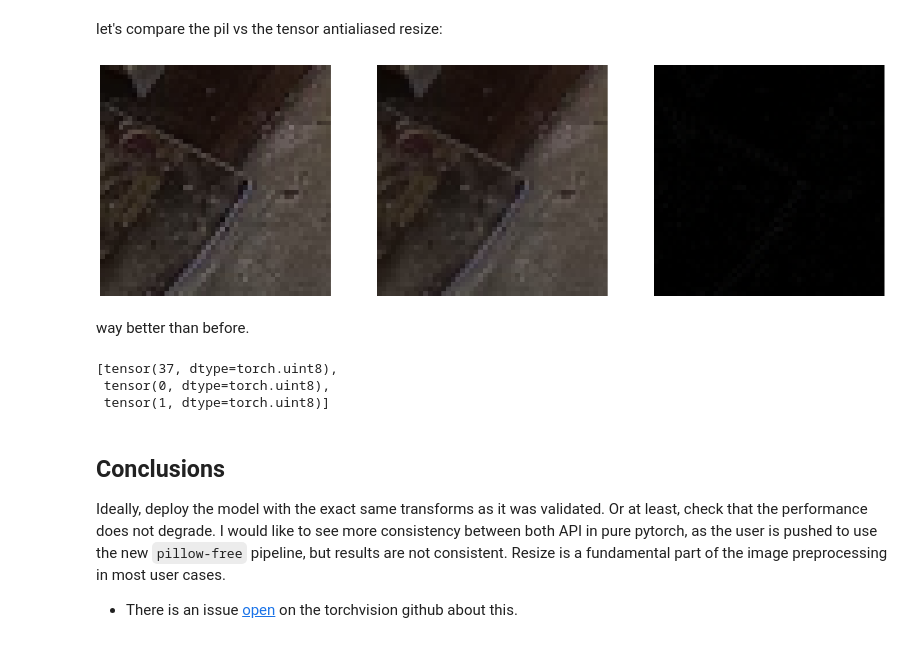
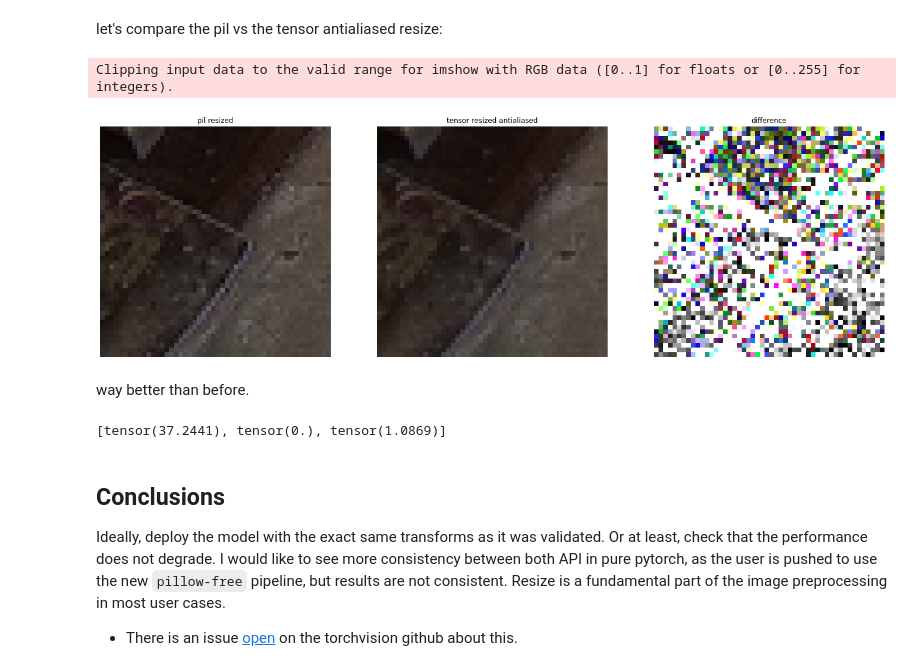
Before and after one commit to tcapelle/tcapelle.github.io, a Jupyter notebook: _notebooks/2021-02-26-image_resizing.ipynb, the cells around one changed output. Cells and saved outputs as stored; diff of their text form; code cells hidden in the pictures.

Commit message:
scale dif, titles

```diff
--- a/_notebooks/2021-02-26-image_resizing.ipynb
+++ b/_notebooks/2021-02-26-image_resizing.ipynb
@@ -356,21 +356,22 @@ let's compare the pil vs the tensor antialiased resize:
 # %%
 tensor_pil_image_resized = T.ToTensor()(resized_pil_image)
 
-difference = (255*(tensor_pil_image_resized - timg_aa).abs()).to(torch.uint8)
+difference = (255*(tensor_pil_image_resized - timg_aa).abs())
 
 show_images([tensor_pil_image_resized[:,150:200,150:200],
              timg_aa[:,150:200,150:200],
-             difference[:,150:200,150:200]], figsize=(24,12))
+             difference[:,150:200,150:200]],
+            titles=['pil resized', 'tensor resized antialiased', 'difference'],
+            figsize=(24,12))
 # %% [output]
+Clipping input data to the valid range for imshow with RGB data ([0..1] for floats or [0..255] for integers).
-[figure, old version]
+[figure, new version]
 # %% [markdown]
 way better than before.
 # %%
 [f(difference) for f in [torch.max, torch.min, torch.median]]
 # %% [output]
-[tensor(37, dtype=torch.uint8),
- tensor(0, dtype=torch.uint8),
- tensor(1, dtype=torch.uint8)]
+[tensor(37.2441), tensor(0.), tensor(1.0869)]
 # %% [markdown]
 ## Conclusions
 
```
